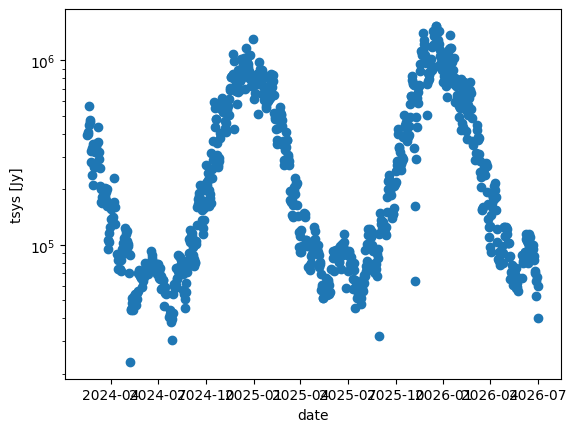
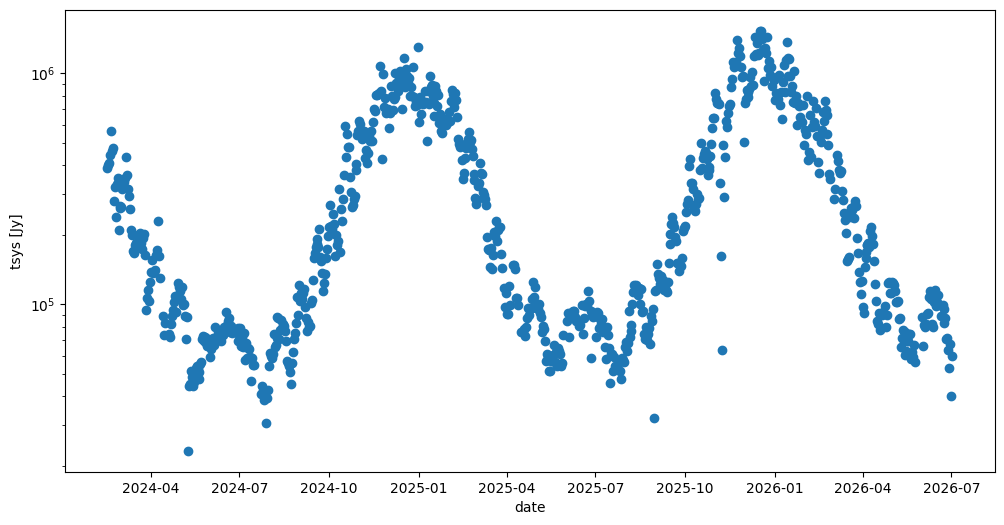
The notebook cell's code change between the first figure and the second:
--- before
+++ after
@@ -3,5 +3,5 @@
     days.append(util.yyyy_ddd_to_datetime(df.iloc[i]["date"]))
 
-plt.figure()
+plt.figure(figsize=(12,6))
 plt.scatter(days, tsys)
 plt.xlabel("date")

Commit: generalize some variables